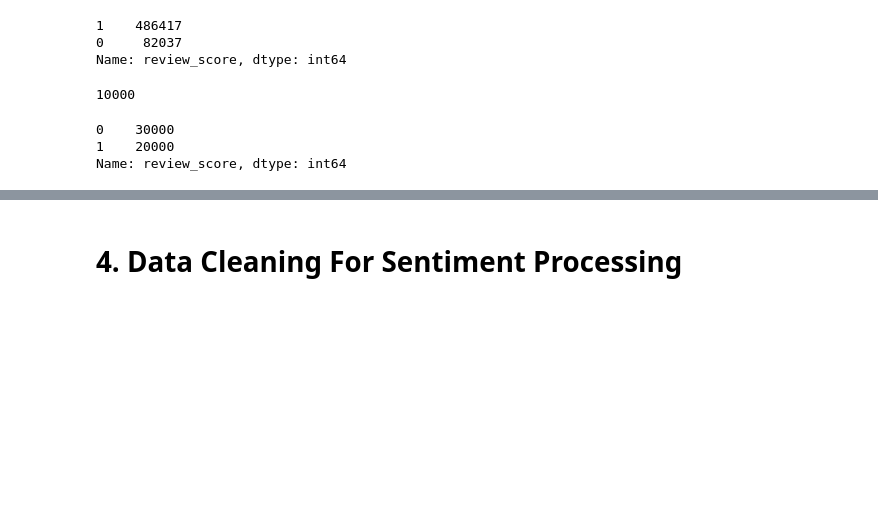
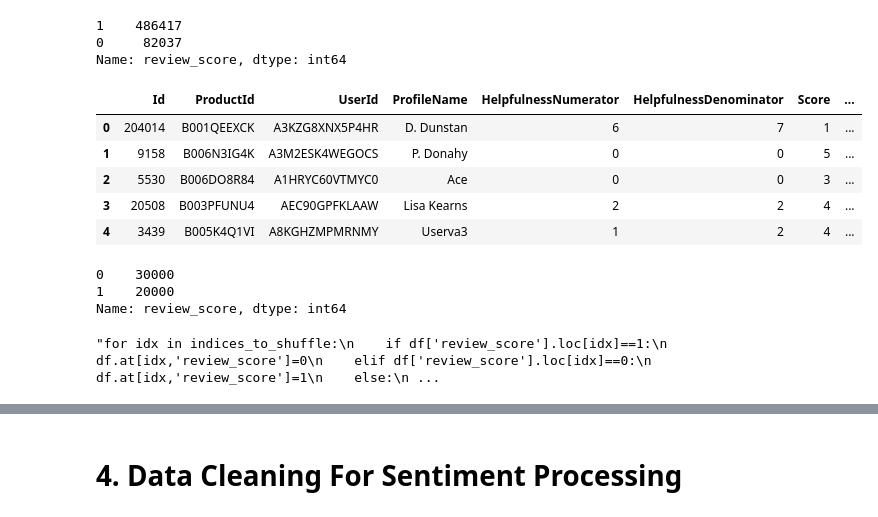
Before and after one commit to Mayuhachaganti/llms, a Jupyter notebook: llms-with-20-noisy-labels.ipynb, the cells around one changed output, grey strips where cells are left out. Cells and saved outputs as stored; diff of their text form; code cells hidden in the pictures; blank space fills up the shorter version.

```diff
--- a/llms-with-20-noisy-labels.ipynb
+++ b/llms-with-20-noisy-labels.ipynb
@@ -96,13 +98,11 @@ Name: review_score, dtype: int64
 # %%
 df=d.copy()
 df=df.sample(frac=1).reset_index(drop=True)
 df.head()
-import pandas as pd
-import numpy as np
-num_rows_to_shuffle = int(0.2 * len(df))
-np.random.seed(0)
-indices_to_shuffle = np.random.choice(df.index[1:], size=num_rows_to_shuffle, replace=False)
+# %% [output]
+|  | Id | ProductId | UserId | ProfileName | HelpfulnessNumerator | HelpfulnessDenominator | Score | ... |
+| 0 | 204014 | B001QEEXCK | A3KZG8XNX5P4HR | D. Dunstan | 6 | 7 | 1 | ... |
+| 1 | 9158 | B006N3IG4K | A3M2ESK4WEGOCS | P. Donahy | 0 | 0 | 5 | ... |
+| 2 | 5530 | B006DO8R84 | A1HRYC60VTMYC0 | Ace | 0 | 0 | 3 | ... |
+| 3 | 20508 | B003PFUNU4 | AEC90GPFKLAAW | Lisa Kearns | 2 | 2 | 4 | ... |
+| 4 | 3439 | B005K4Q1VI | A8KGHZMPMRNMY | Userva3 | 1 | 2 | 4 | ... |
-# %%
-len(indices_to_shuffle)
-# %% [output]
-10000
@@ -115,13 +117,15 @@ d['review_score'].value_counts()
 1    20000
 Name: review_score, dtype: int64
 # %%
-for idx in indices_to_shuffle:
+'''for idx in indices_to_shuffle:
     if df['review_score'].loc[idx]==1:
         df.at[idx,'review_score']=0
     elif df['review_score'].loc[idx]==0:
         df.at[idx,'review_score']=1
     else:
-        print('no invalid value')
+        print('no invalid value')'''
+# %% [output]
+"for idx in indices_to_shuffle:\n    if df['review_score'].loc[idx]==1:\n        df.at[idx,'review_score']=0\n    elif df['review_score'].loc[idx]==0:\n        df.at[idx,'review_score']=1\n    else:\n ...
 # %%
 df['review_score'].value_counts()
 # %% [output]
```
Also changed, not shown: parts of 42 cells of this notebook.
